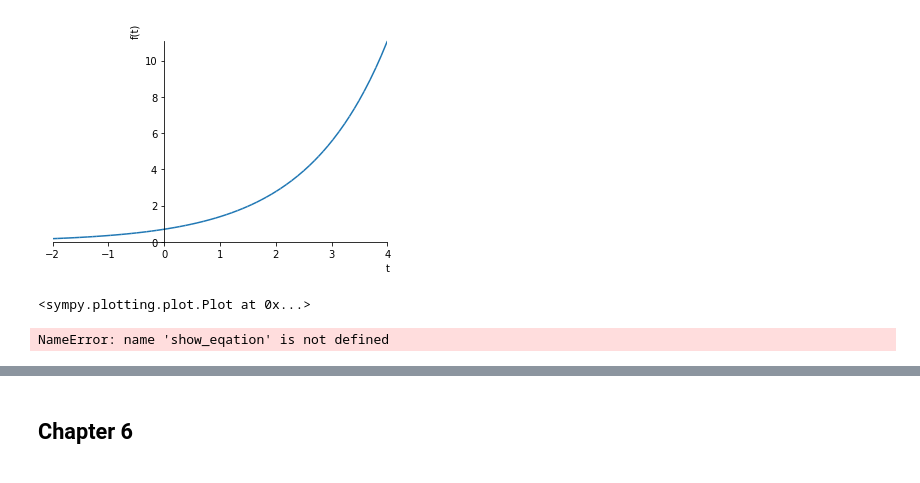
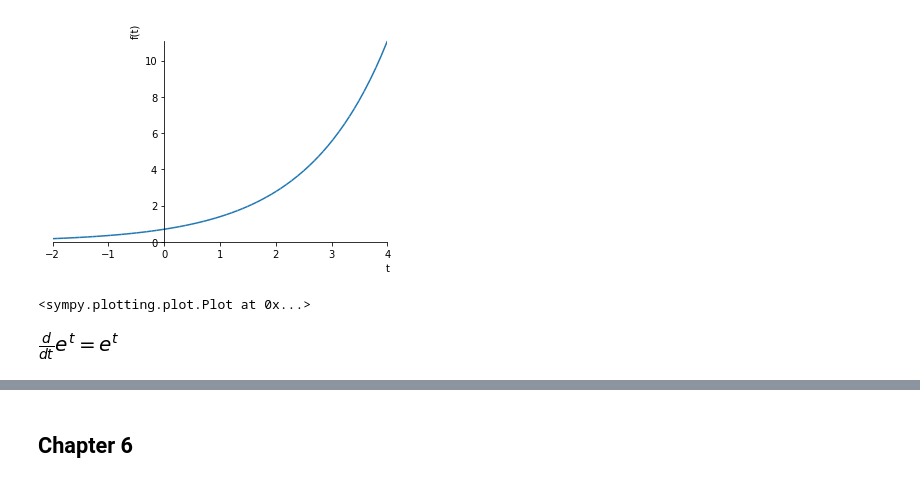
Before and after one commit to xdanger/notebooks, a Jupyter notebook: Mathematics/Essence of Caculus.ipynb, the cells around one changed output, grey strips where cells are left out. Saved outputs shown, nothing was run; the diff lists cells and outputs as text; code cells hidden in the pictures.

```diff
--- a/Mathematics/Essence of Caculus.ipynb
+++ b/Mathematics/Essence of Caculus.ipynb
@@ -243,7 +243,7 @@ plot(expr10.subs(a, 2), (t, -2, 4))
 [figure]
 <sympy.plotting.plot.Plot at 0x...>
 # %%
-expr11 = Derivative(e**t, t)
-show_eqation(expr11)
+expr11 = Derivative(exp(t), t)
+show_equation(expr11)
 # %% [output]
-NameError: name 'show_eqation' is not defined
+[figure, added]
```
Also changed, not shown: parts of 1 cell of this notebook.
